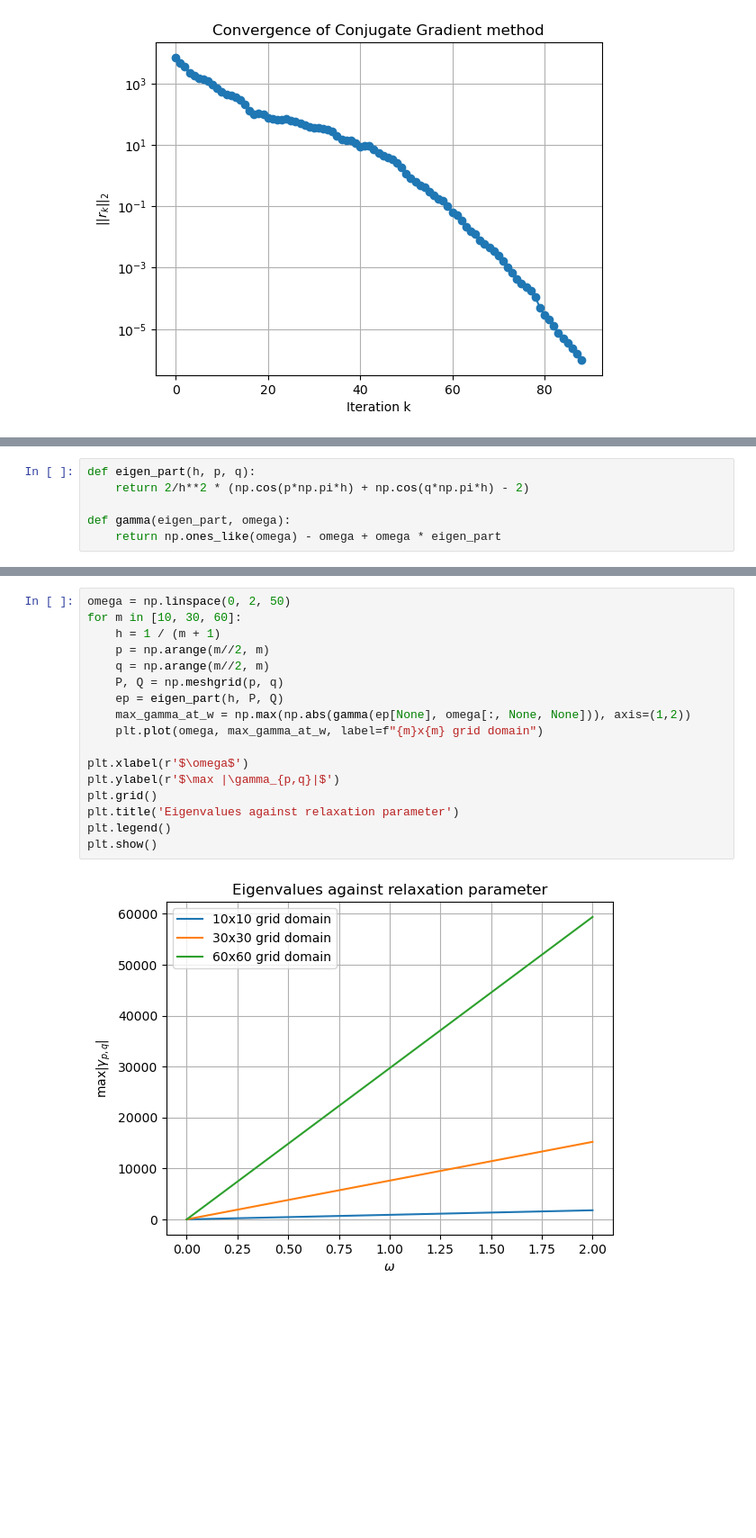
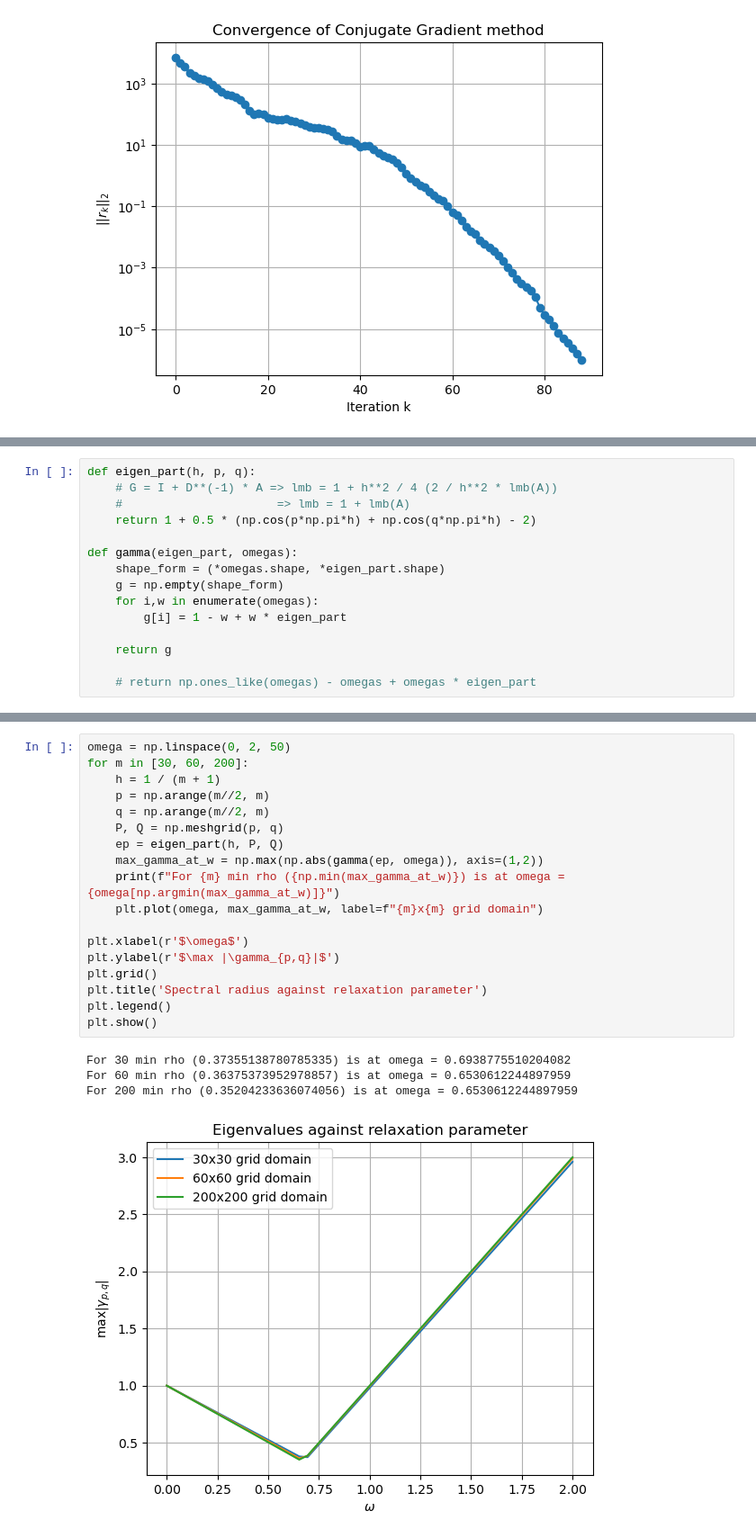
Before and after one commit to Maastrup/02687-SciFi-Computing, a Jupyter notebook: Assignment 1/Exercise3_KJ.ipynb, the cells around one changed output, grey strips where cells are left out. Shown at 90% size. Cells and saved outputs as stored; diff of their text form; blank space fills up the shorter version.

```diff
--- a/Assignment 1/Exercise3_KJ.ipynb
+++ b/Assignment 1/Exercise3_KJ.ipynb
@@ -97,9 +102,18 @@ Successful
 # %%
 def eigen_part(h, p, q):
-    return 2/h**2 * (np.cos(p*np.pi*h) + np.cos(q*np.pi*h) - 2)
+    # G = I + D**(-1) * A => lmb = 1 + h**2 / 4 (2 / h**2 * lmb(A))
+    #                      => lmb = 1 + lmb(A)
+    return 1 + 0.5 * (np.cos(p*np.pi*h) + np.cos(q*np.pi*h) - 2)
 
-def gamma(eigen_part, omega):
-    return np.ones_like(omega) - omega + omega * eigen_part
+def gamma(eigen_part, omegas):
+    shape_form = (*omegas.shape, *eigen_part.shape)
+    g = np.empty(shape_form)
+    for i,w in enumerate(omegas):
+        g[i] = 1 - w + w * eigen_part
+
+    return g
+
+    # return np.ones_like(omegas) - omegas + omegas * eigen_part
 # %%
 omega = np.linspace(0, 2, 50)
 m = 10
@@ -120,19 +125,23 @@ array([[[1.        ]],
 # %%
 omega = np.linspace(0, 2, 50)
-for m in [10, 30, 60]:
+for m in [30, 60, 200]:
     h = 1 / (m + 1)
     p = np.arange(m//2, m)
     q = np.arange(m//2, m)
     P, Q = np.meshgrid(p, q)
     ep = eigen_part(h, P, Q)
-    max_gamma_at_w = np.max(np.abs(gamma(ep[None], omega[:, None, None])), axis=(1,2))
+    max_gamma_at_w = np.max(np.abs(gamma(ep, omega)), axis=(1,2))
+    print(f"For {m} min rho ({np.min(max_gamma_at_w)}) is at omega = {omega[np.argmin(max_gamma_at_w)]}")
     plt.plot(omega, max_gamma_at_w, label=f"{m}x{m} grid domain")
 
 plt.xlabel(r'$\omega$')
 plt.ylabel(r'$\max |\gamma_{p,q}|$')
 plt.grid()
-plt.title('Eigenvalues against relaxation parameter')
+plt.title('Spectral radius against relaxation parameter')
 plt.legend()
 plt.show()
 # %% [output]
+For 30 min rho (0.37355138780785335) is at omega = 0.6938775510204082
+For 60 min rho (0.36375373952978857) is at omega = 0.6530612244897959
+For 200 min rho (0.35204233636074056) is at omega = 0.6530612244897959
-[figure, old version]
+[figure, new version]
```
Also changed, not shown: parts of 2 cells of this notebook.
